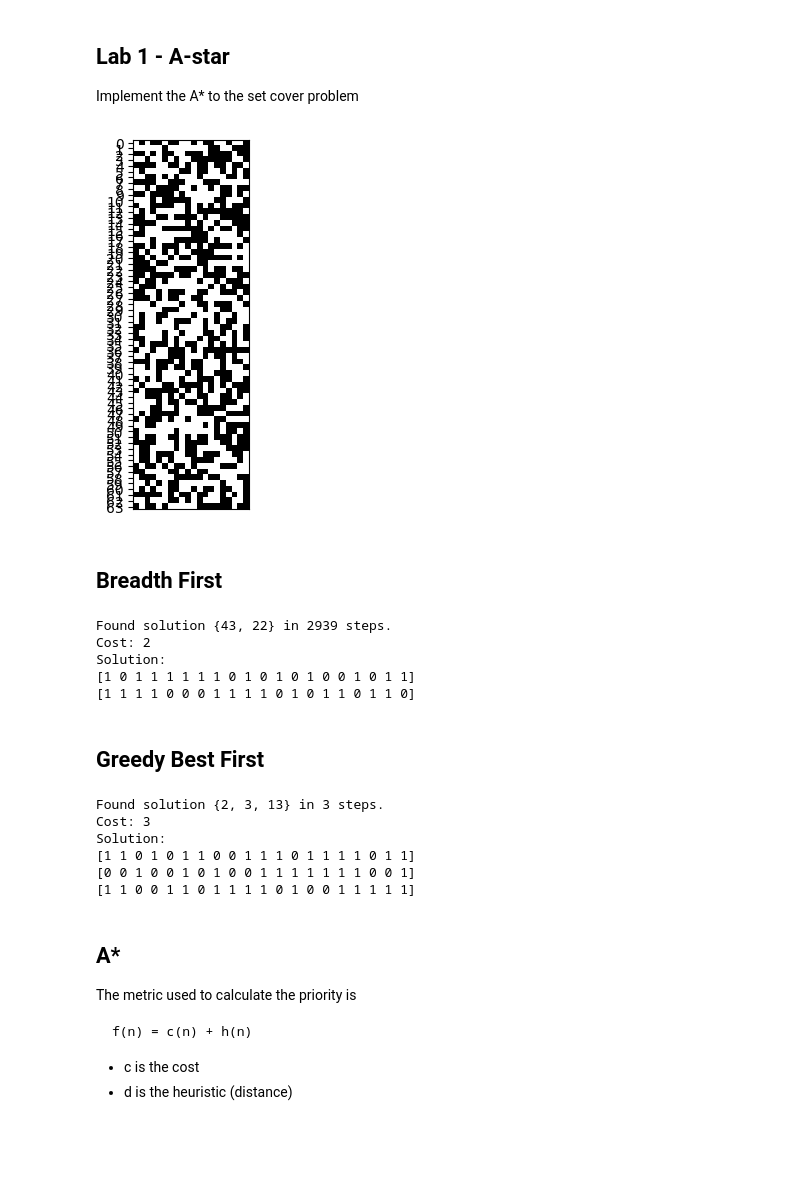
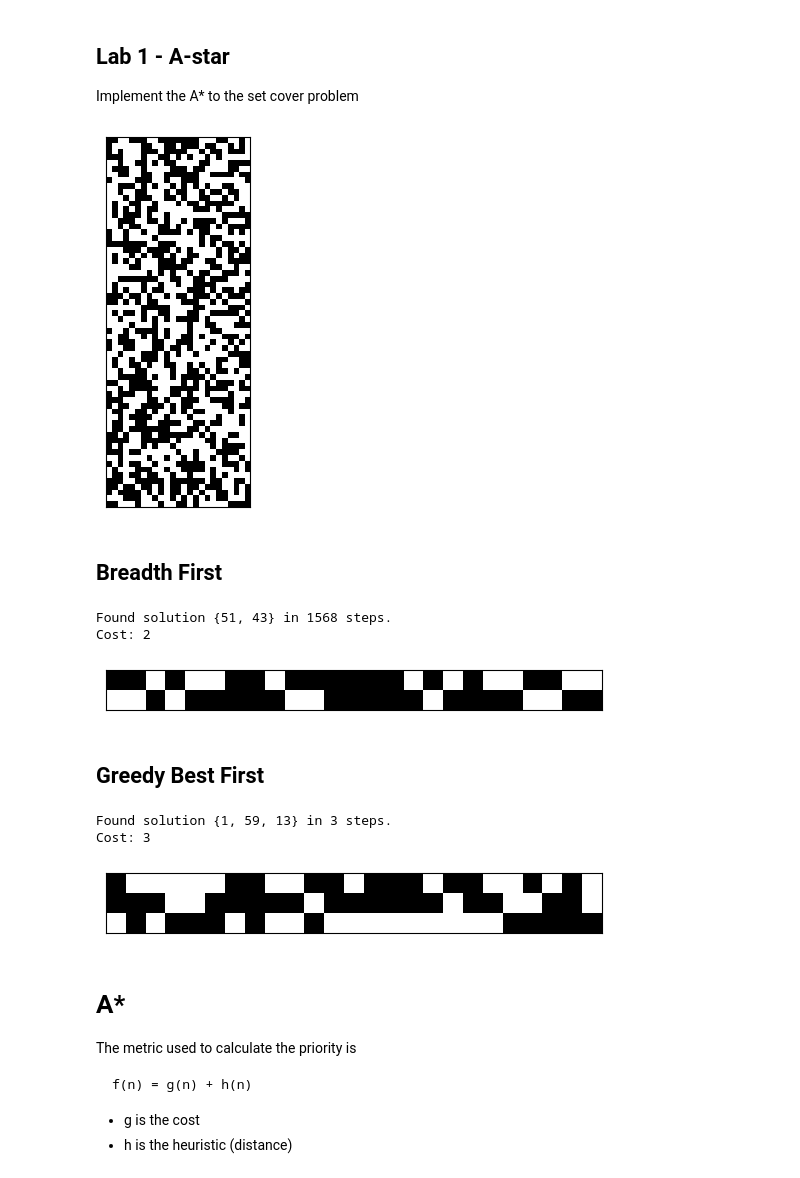
Before and after one commit to Guido-Pio-Natalizio/computational-intelligence, a Jupyter notebook: Lab1-astar.ipynb, the cells around one changed output. Cells and saved outputs as stored; diff of their text form; code cells hidden in the pictures; blank space fills up the shorter version.

```diff
--- a/Lab1-astar.ipynb
+++ b/Lab1-astar.ipynb
@@ -10,18 +10,22 @@ import queue
 import matplotlib.pyplot as plt
 from collections import namedtuple
 # %%
-PROBLEM_SIZE = 20
+PROBLEM_SIZE = 25
 NUM_SETS = 64
 State = namedtuple('state', ['taken', 'not_taken'])
 SETS = tuple(np.array([random() < .5 for _ in range(PROBLEM_SIZE)]) for _ in range(NUM_SETS))
 # %%
-map = np.vstack(SETS)
-plt.imshow(map, cmap="binary")
-ax = plt.gca()
-ax.get_xaxis().set_visible(False)
-plt.show();
+def draw_sol(indices):
+    map = np.vstack([SETS[i] for i in indices])
+    plt.imshow(map, cmap="binary")
+    ax = plt.gca()
+    ax.get_xaxis().set_visible(False)
+    ax.get_yaxis().set_visible(False)
+    plt.show();
+
+draw_sol(range(NUM_SETS))
 # %% [output]
-[figure, old version]
+[figure, new version]
 # %%
 def goal_check(state): # function to check if we found a set cover
     return len(state.taken) > 0 and np.all(reduce(np.logical_or, [SETS[i] for i in state.taken]))
@@ -53,32 +54,27 @@ def find_solution(dist_func = distance, cost_func=lambda s: 0, initial_cost=PROB
     return len(curr_state.taken), counter
 # %% [markdown]
 ## Breadth First
-# %%
-breadth_cost, breadth_steps = find_solution(lambda s:0, lambda s:len(s.taken))
-# %% [output]
-Found solution {43, 22} in 2939 steps.
-Cost: 2
-Solution:
-[1 0 1 1 1 1 1 1 0 1 0 1 0 1 0 0 1 0 1 1]
-[1 1 1 1 0 0 0 1 1 1 1 0 1 0 1 1 0 1 1 0]
+# %%
+bf_cost, bf_steps = find_solution()
+# %% [output]
+Found solution {51, 43} in 1568 steps.
+Cost: 2
+[figure, added]
 # %% [markdown]
 ## Greedy Best First
 # %%
-gbf_cost, gbf_steps = find_solution()
+gbf_cost, gbf_steps = find_solution(distance)
 # %% [output]
-Found solution {2, 3, 13} in 3 steps.
+Found solution {1, 59, 13} in 3 steps.
 Cost: 3
-Solution:
-[1 1 0 1 0 1 1 0 0 1 1 1 0 1 1 1 1 0 1 1]
-[0 0 1 0 0 1 0 1 0 0 1 1 1 1 1 1 1 0 0 1]
-[1 1 0 0 1 1 0 1 1 1 1 0 1 0 0 1 1 1 1 1]
+[figure, added]
 # %% [markdown]
-## A*
+# A*
 
 The metric used to calculate the priority is
 
-    f(n) = c(n) + h(n)
+    f(n) = g(n) + h(n)
 
-- c is the cost
-- d is the heuristic (distance)
+- g is the cost
+- h is the heuristic (distance)
 # %% [markdown]
```
Also changed, not shown: parts of 12 cells of this notebook.
